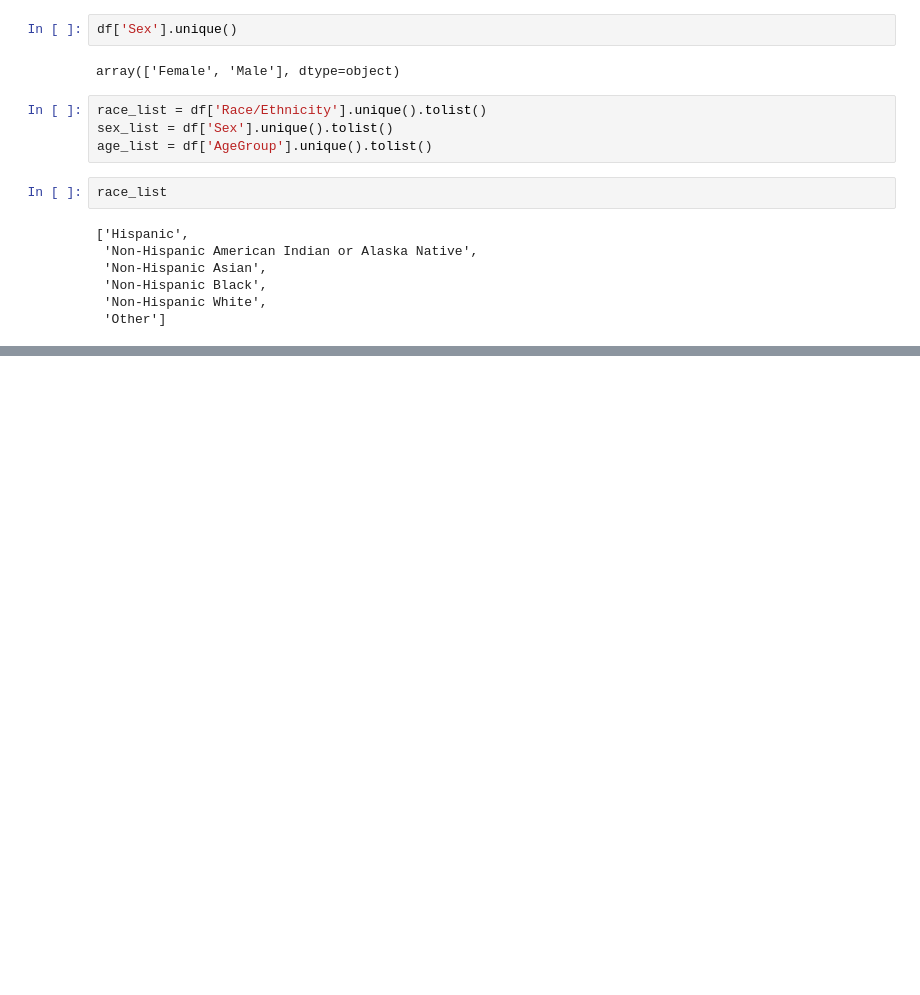
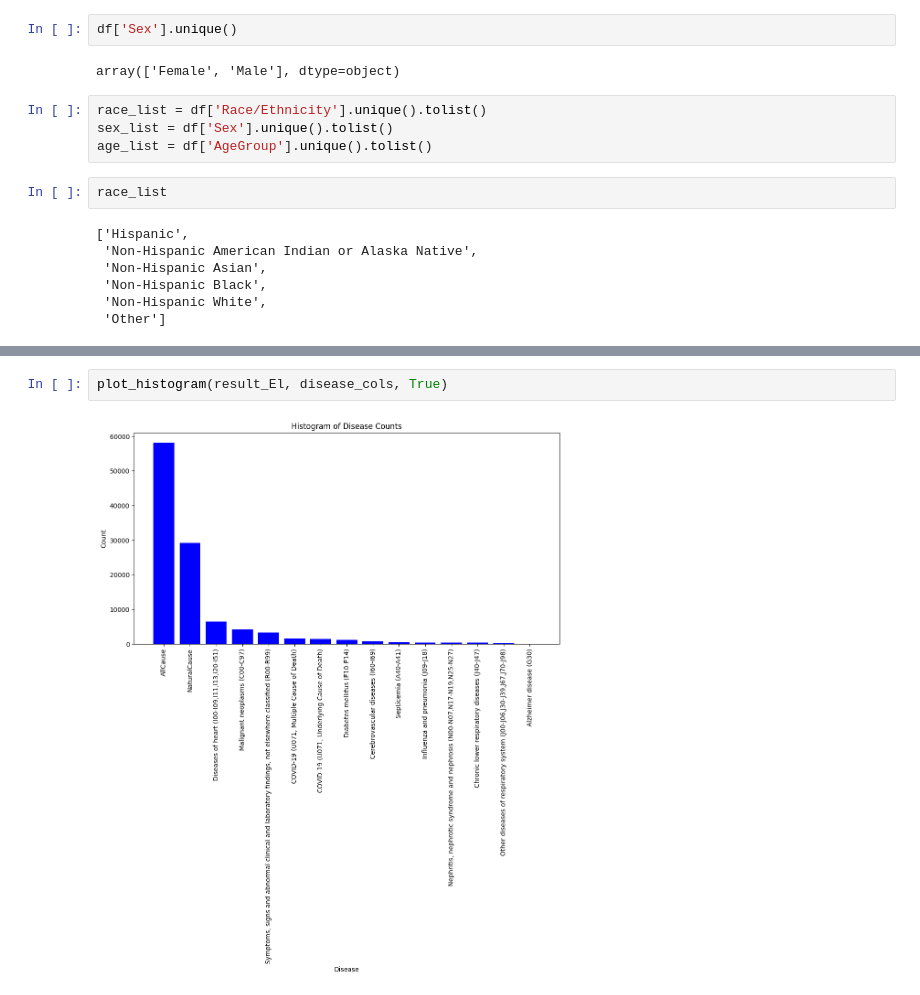
Before and after one commit to AshwinUnnikrishnan/AI-for-Human-Computer-Interaction, a Jupyter notebook: Assignment3/Assignment_3_2.ipynb, the cells around one changed output, grey strips where cells are left out. Saved outputs shown, nothing was run; the diff lists cells and outputs as text; blank space fills up the shorter version.

```diff
--- a/Assignment3/Assignment_3_2.ipynb
+++ b/Assignment3/Assignment_3_2.ipynb
@@ -100,0 +241,4 @@ Race: Hispanic
+# %%
+plot_histogram(result_El, disease_cols, True)
+# %% [output]
+[figure, added]
```
Also changed, not shown: parts of 21 cells of this notebook.
